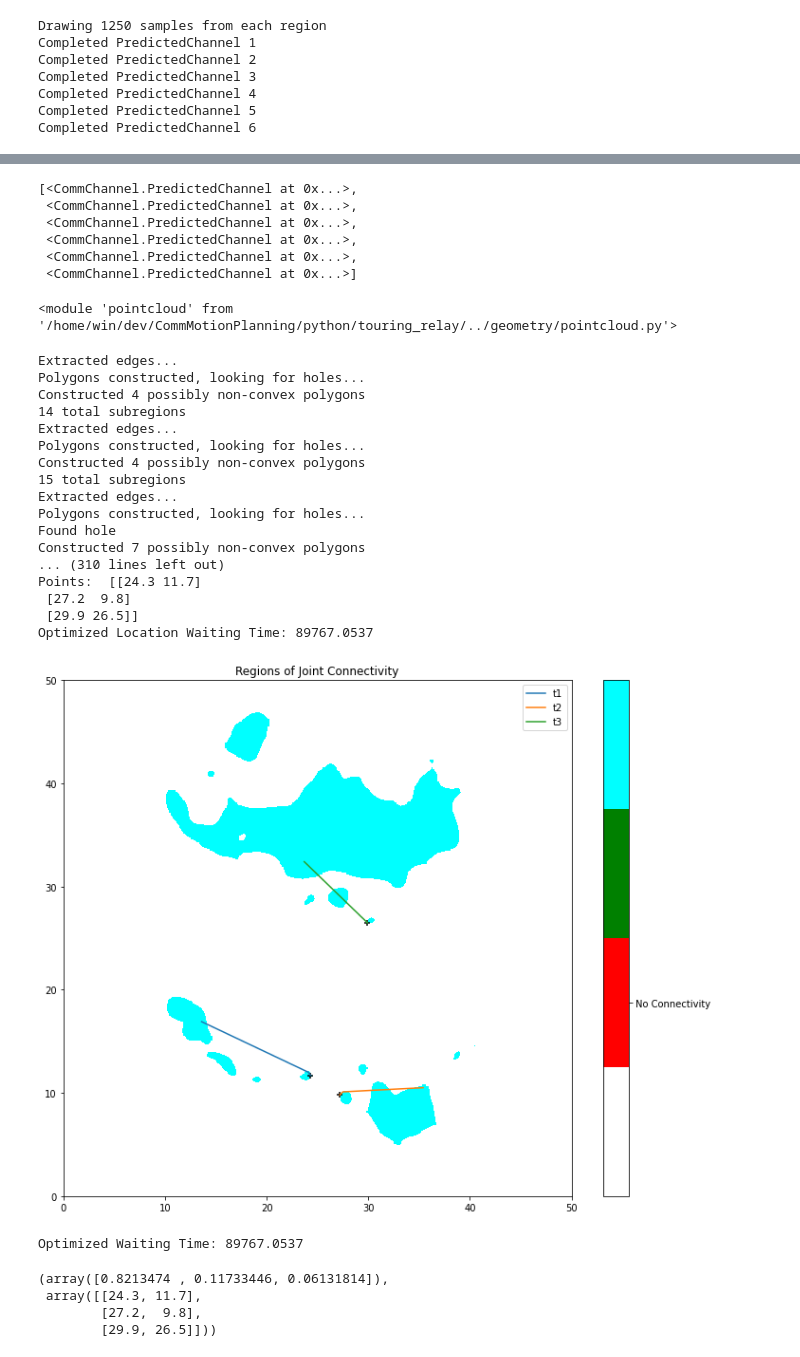
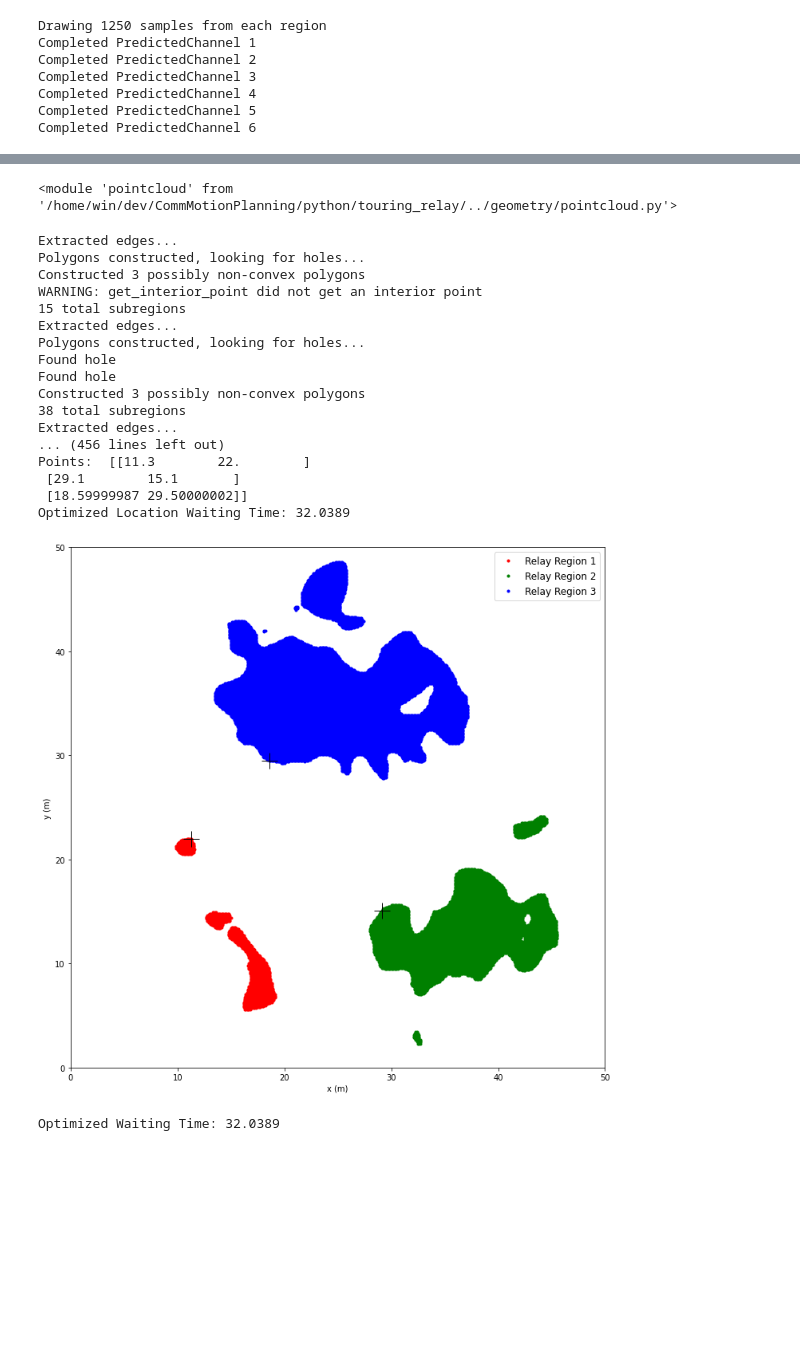
Before and after one commit to zhiyunjiang/CommMotionPlanning, a Jupyter notebook: python/touring_relay/full_sim.ipynb, the cells around one changed output, grey strips where cells are left out. Saved outputs shown, nothing was run; the diff lists cells and outputs as text; code cells hidden in the pictures; blank space fills up the shorter version.

```diff
--- a/python/touring_relay/full_sim.ipynb
+++ b/python/touring_relay/full_sim.ipynb
@@ -151,12 +159,3 @@ plt.show()
-# %%
-pcs
-# %% [output]
-[<CommChannel.PredictedChannel at 0x...>,
- <CommChannel.PredictedChannel at 0x...>,
- <CommChannel.PredictedChannel at 0x...>,
- <CommChannel.PredictedChannel at 0x...>,
- <CommChannel.PredictedChannel at 0x...>,
- <CommChannel.PredictedChannel at 0x...>]
 # %%
 from importlib import reload
 reload(dtr)
@@ -166,34 +165,30 @@ reload(PC)
 # %% [output]
 <module 'pointcloud' from '/home/win/dev/CommMotionPlanning/python/touring_relay/../geometry/pointcloud.py'>
 # %%
-bandwidth = 2*1000000#give ourselfes 2MHz of BW
+bandwidth = 2#leave bandwidth in MHz*1000000#give ourselfes 2MHz of BW
 beta = 1/r*bandwidth
 #make it easy to ensure stability by givein arrivals in terms of beta
 els = [0.2/beta, 0.05/beta, 0.1/beta]
 sys = dtr.DTR(pcs, els, beta, th=GAMMA_TH)
-sys.optimize(x_opt_method=3)
+pi, x = sys.optimize(x_opt_method=3)
 # %% [output]
 Extracted edges...
 Polygons constructed, looking for holes...
-Constructed 4 possibly non-convex polygons
-14 total subregions
-Extracted edges...
-Polygons constructed, looking for holes...
-Constructed 4 possibly non-convex polygons
+Constructed 3 possibly non-convex polygons
+WARNING: get_interior_point did not get an interior point
 15 total subregions
 Extracted edges...
 Polygons constructed, looking for holes...
 Found hole
-Constructed 7 possibly non-convex polygons
-... (310 lines left out)
-Points:  [[24.3 11.7]
- [27.2  9.8]
- [29.9 26.5]]
-Optimized Location Waiting Time: 89767.0537
+Found hole
+Constructed 3 possibly non-convex polygons
+38 total subregions
+Extracted edges...
+... (456 lines left out)
+Points:  [[11.3        22.        ]
+ [29.1        15.1       ]
+ [18.59999987 29.50000002]]
+Optimized Location Waiting Time: 32.0389
-[figure, old version]
+[figure, new version]
-Optimized Waiting Time: 89767.0537
+Optimized Waiting Time: 32.0389
-(array([0.8213474 , 0.11733446, 0.06131814]),
- array([[24.3, 11.7],
-        [27.2,  9.8],
-        [29.9, 26.5]]))
 # %%
```
Also changed, not shown: parts of 10 cells of this notebook, 9 other files.
